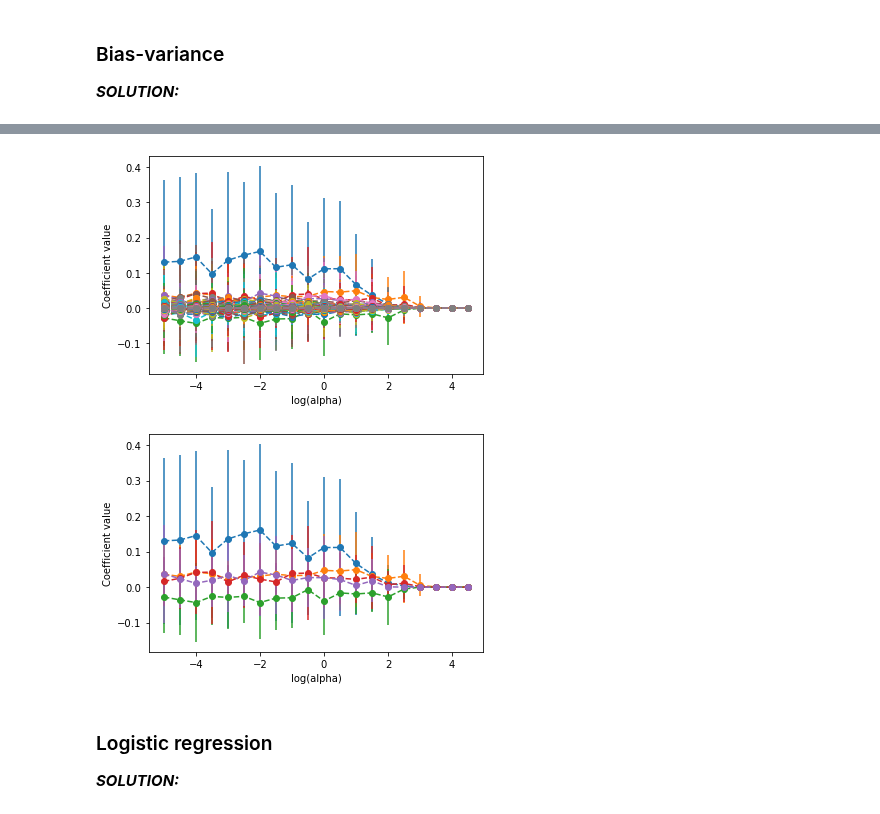
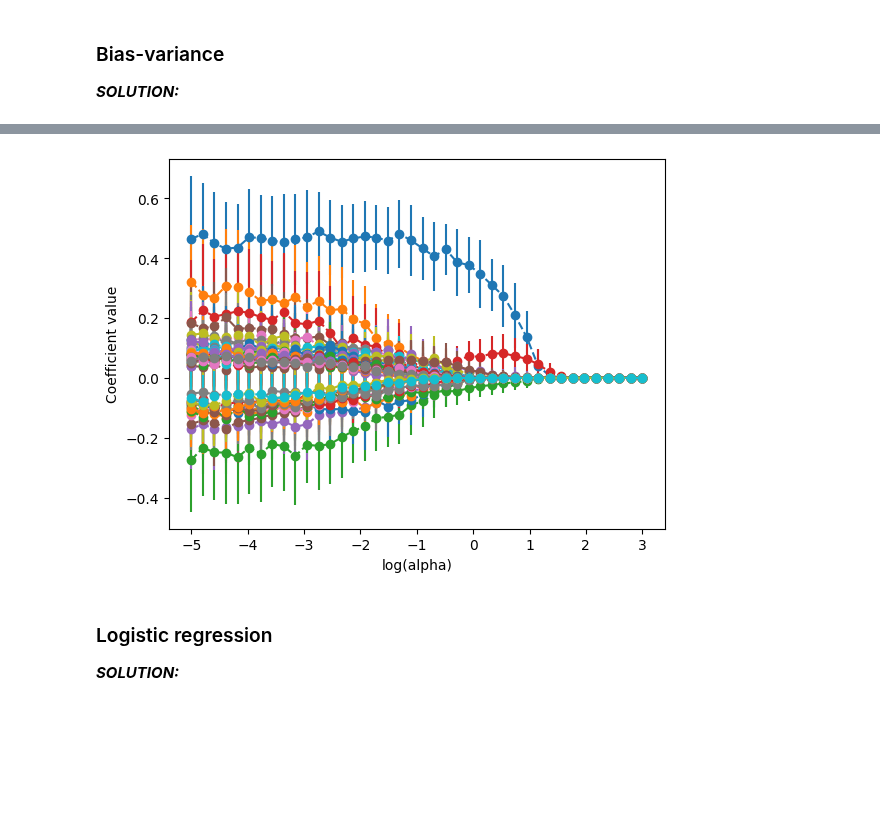
Before and after one commit to YLaret/8dm50-machine-learning, a Jupyter notebook: practicals/week_3.ipynb, the cells around one changed output, grey strips where cells are left out. Saved outputs shown, nothing was run; the diff lists cells and outputs as text; code cells hidden in the pictures; blank space fills up the shorter version.

```diff
--- a/practicals/week_3.ipynb
+++ b/practicals/week_3.ipynb
@@ -435,19 +448,19 @@ from sklearn.utils import resample
 gene_expression = pd.read_csv("./data/RNA_expression_curated.csv", sep=',', header=0, index_col=0)
 drug_response = pd.read_csv("./data/drug_response_curated.csv", sep=',', header=0, index_col=0)
 
-alpha = np.arange(-5,5, 0.5)
+alpha = np.linspace(-5,3,40)
 nr_trainings = 100
 
 coef_means = []
 coef_stds = []
-
 for a in alpha:
     coeff_lst = []
     # define lasso model
-    lasso = Lasso(max_iter=100000,alpha=2**a)
+    lasso = Lasso(max_iter=100000,alpha=np.exp(a))
 
     for n in range(nr_trainings):
-        x_train, y_train = resample(gene_expression,drug_response,n_samples = 15)
+        # why create only 15 sample, pretty small subset?
+        x_train, y_train = resample(gene_expression,drug_response)
         lasso.fit(x_train,y_train)
         coeff_lst.append(lasso.coef_)
 
@@ -457,3 +470,14 @@ for a in alpha:
 
 coef_means = np.array(coef_means)
 coef_stds = np.array(coef_stds)
+# %%
+sort_idx = np.argsort(abs(coef_means).sum(axis = 0))[::-1]
+coef_means = coef_means[:, sort_idx]
+coef_stds = coef_stds[:, sort_idx]
+for feature in range(len(coef_means[1,:])):
+    #plt.errorbar(alpha, coef_means[:, feature], yerr=coef_stds[:, feature], fmt="o", linestyle = "dashed")
+    plt.plot(alpha, coef_means[:, feature])
+
+plt.xlabel("log(alpha)")
+plt.ylabel("Coefficient value")
+plt.show()
@@ -460,27 +486,16 @@ coef_stds = np.array(coef_stds)
 # %%
 sort_idx = np.argsort(abs(coef_means).sum(axis = 0))[::-1]
 coef_means = coef_means[:, sort_idx]
 coef_stds = coef_stds[:, sort_idx]
 nr_genes = np.shape(coef_means[0])[0]
-for feature in range(nr_genes):
+for feature in range(50):
     plt.errorbar(alpha, coef_means[:, feature], yerr=coef_stds[:, feature], fmt="o", linestyle = "dashed")
+    #plt.plot(alpha, coef_means[:, feature])
 plt.xlabel("log(alpha)")
 plt.ylabel("Coefficient value")
 plt.show()
 # %% [output]
-[figure, old version]
+[figure, new version]
-# %%
-sort_idx = np.argsort(abs(coef_means).sum(axis = 0))[::-1]
-coef_means = coef_means[:, sort_idx]
-coef_stds = coef_stds[:, sort_idx]
-nr_genes = np.shape(coef_means[0])[0]
-for feature in range(5):
-    plt.errorbar(alpha, coef_means[:, feature], yerr=coef_stds[:, feature], fmt="o", linestyle = "dashed")
-plt.xlabel("log(alpha)")
-plt.ylabel("Coefficient value")
-plt.show()
-# %% [output]
-[figure, removed]
 # %% [markdown]
 ### Logistic regression
 ***SOLUTION:***
```
Also changed, not shown: parts of 4 cells of this notebook.
